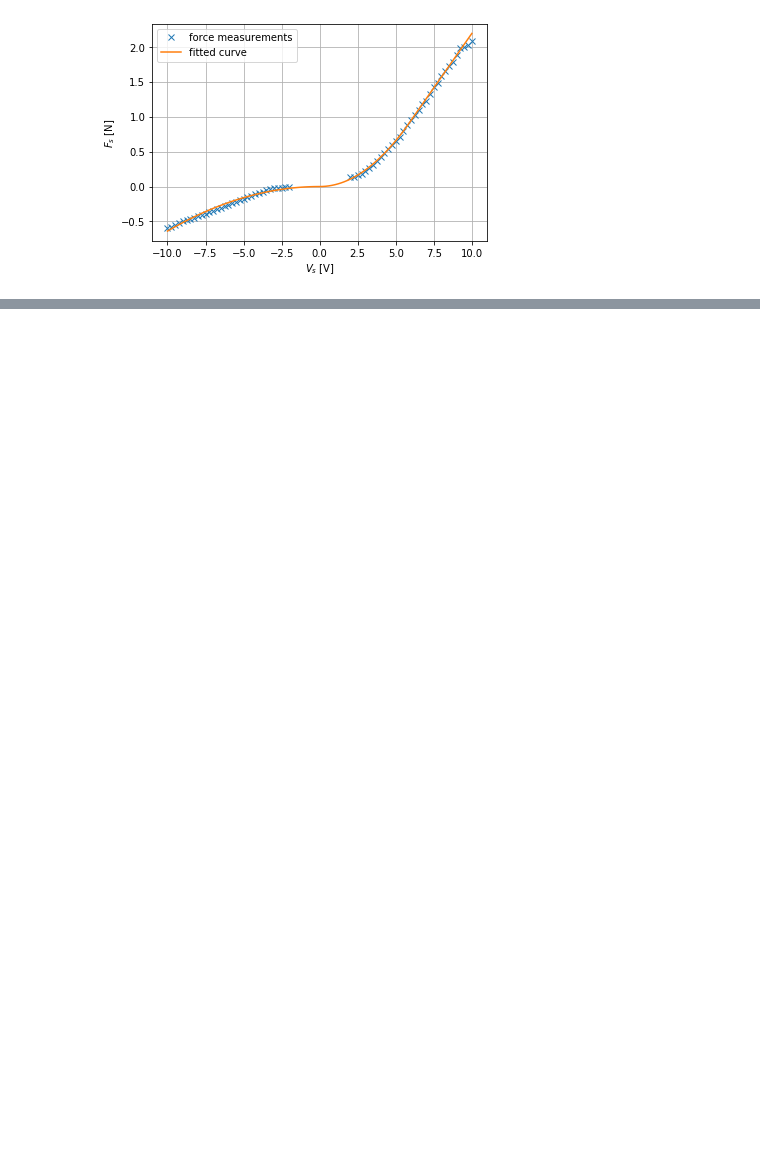
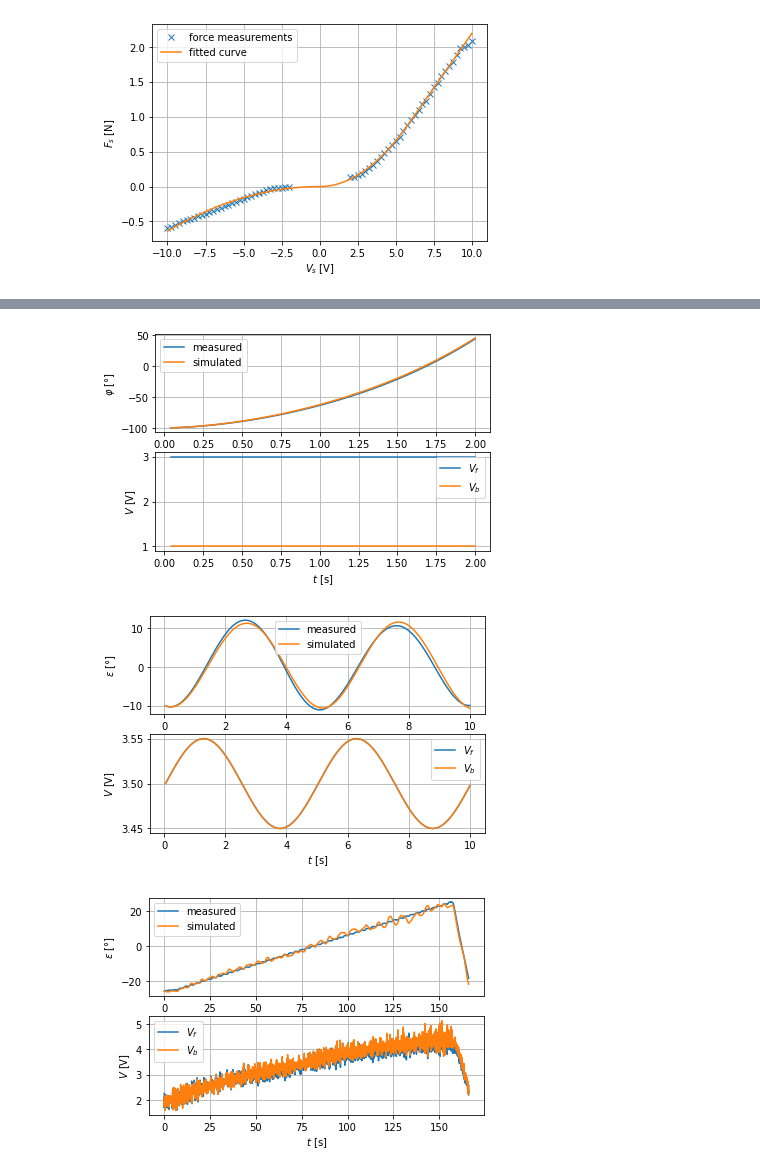
Before and after one commit to Rojetto/helicopter_thesis_code, a Jupyter notebook: scripts/diagrams.ipynb, the cells around one changed output, grey strips where cells are left out. Drawn from its saved outputs; the diff is of its cells as text; code cells hidden in the pictures; blank space fills up the shorter version.

```diff
--- a/scripts/diagrams.ipynb
+++ b/scripts/diagrams.ipynb
@@ -46,0 +154,19 @@ plt.show()
+# %%
+# p_eps_1: good looking 58, 57, 53,
+# p_eps_2 and p_eps_3: 2
+
+plt.figure()
+plot_est('est_p_phi_1_p_phi_2.mat', 3, 'varphi', True)
+my_savefig('est_p_phi_1_p_phi_2_clip_3')
+
+plt.figure()
+plot_est('est_p_eps_1.mat', 53, 'varepsilon', True)
+my_savefig('est_p_eps_1_clip_53')
+
+plt.figure()
+plot_est('est_p_eps_2_p_eps_3_NICE.mat', 0, 'varepsilon', True)
+my_savefig('est_p_eps_2_p_eps_3_NICE')
+# %% [output]
+[figure, added]
+[figure, added]
+[figure, added]
```
Also changed, not shown: parts of 8 cells of this notebook, 10 other files.
